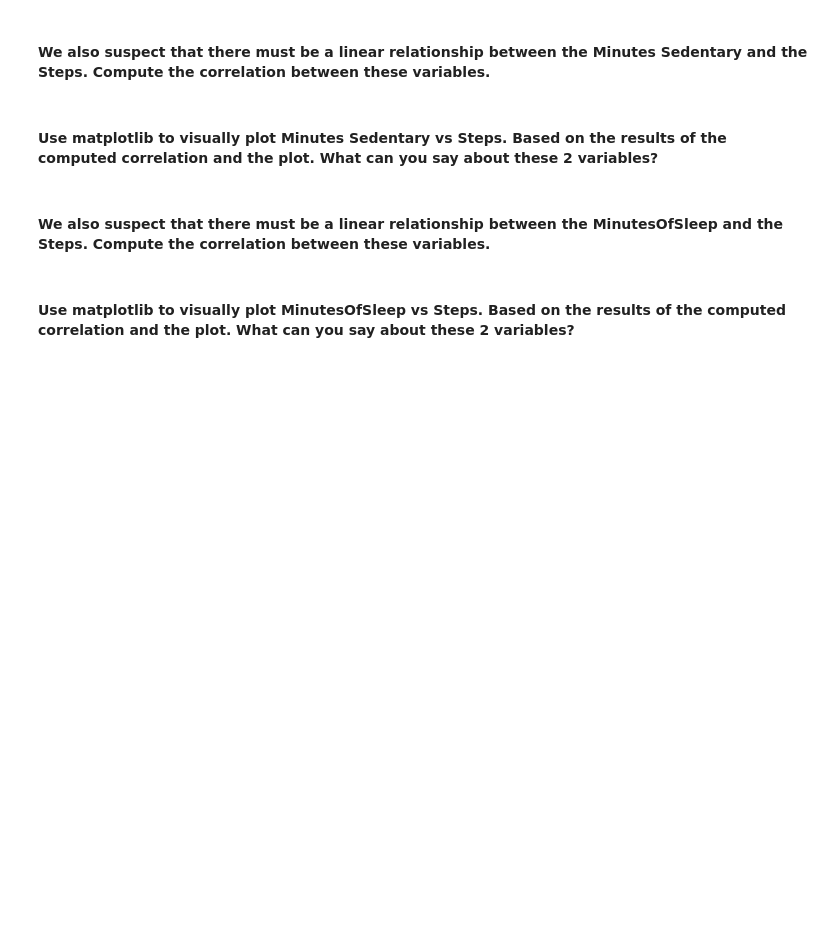
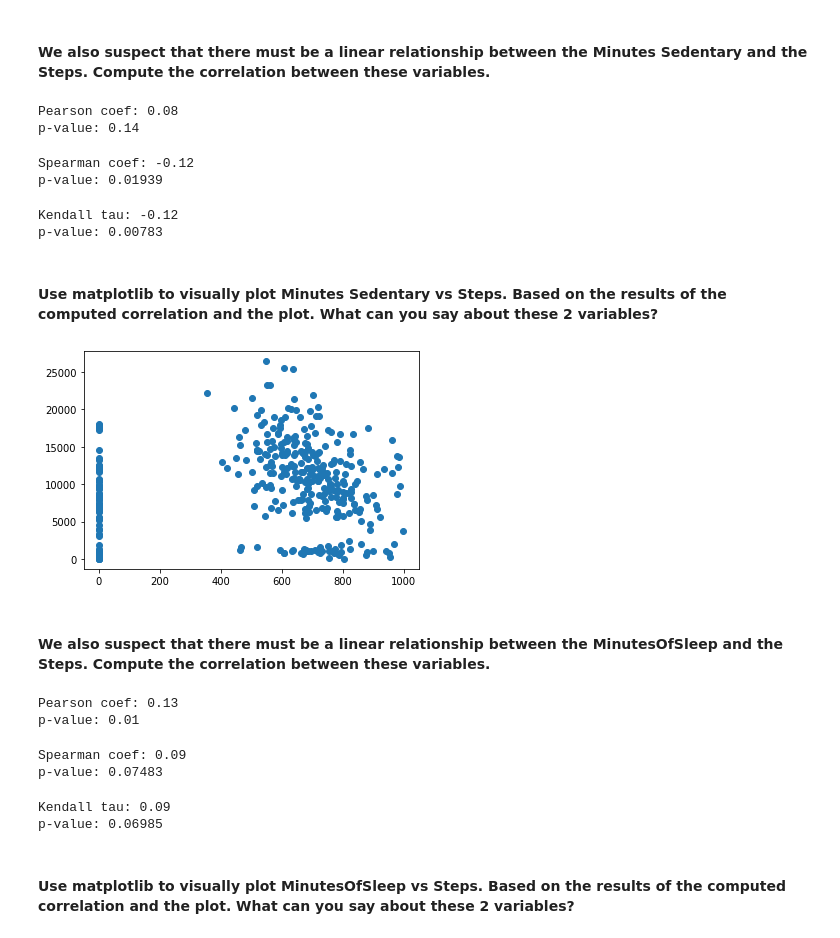
Before and after one commit to ta-datapt-bcn/lab-pivot-table-and-correlation, a Jupyter notebook: your_code/main.ipynb, the cells around one changed output. Cells and saved outputs as stored; diff of their text form; code cells hidden in the pictures; blank space fills up the shorter version.

```diff
--- a/your_code/main.ipynb
+++ b/your_code/main.ipynb
@@ -99,2 +270,24 @@
+# %%
+# your answer here
+r, pval = stats.pearsonr(fitbit['Minutes Sedentary'], fitbit['Steps'])
+print('Pearson coef: {:.2f}'.format(r))
+print('p-value: {:.2f}'.format(pval))
+# %% [output]
+Pearson coef: 0.08
+p-value: 0.14
+# %%
+r, pval = stats.spearmanr(fitbit['Minutes Sedentary'], fitbit['Steps'])
+print('Spearman coef: {:.2f}'.format(r))
+print('p-value: {:.5f}'.format(pval))
+# %% [output]
+Spearman coef: -0.12
+p-value: 0.01939
+# %%
+tau, pval = stats.kendalltau(fitbit['Minutes Sedentary'], fitbit['Steps'])
+print('Kendall tau: {:.2f}'.format(r))
+print('p-value: {:.5f}'.format(pval))
+# %% [output]
+Kendall tau: -0.12
+p-value: 0.00783
 # %% [markdown]
 #### Use matplotlib to visually plot Minutes Sedentary vs Steps. Based on the results of the computed correlation and the plot. What can you say about these 2 variables?
@@ -103,2 +294,7 @@
+# %%
+# your answer here
+_= plt.scatter(x = fitbit['Minutes Sedentary'], y = fitbit['Steps'])
+# %% [output]
+[figure, added]
 # %%
 # Your comment here
@@ -109,2 +304,24 @@
+# %%
+# your answer here
+r, pval = stats.pearsonr(fitbit['MinutesOfSleep'], fitbit['Steps'])
+print('Pearson coef: {:.2f}'.format(r))
+print('p-value: {:.2f}'.format(pval))
+# %% [output]
+Pearson coef: 0.13
+p-value: 0.01
+# %%
+r, pval = stats.spearmanr(fitbit['MinutesOfSleep'], fitbit['Steps'])
+print('Spearman coef: {:.2f}'.format(r))
+print('p-value: {:.5f}'.format(pval))
+# %% [output]
+Spearman coef: 0.09
+p-value: 0.07483
+# %%
+tau, pval = stats.kendalltau(fitbit['MinutesOfSleep'], fitbit['Steps'])
+print('Kendall tau: {:.2f}'.format(r))
+print('p-value: {:.5f}'.format(pval))
+# %% [output]
+Kendall tau: 0.09
+p-value: 0.06985
 # %% [markdown]
 #### Use matplotlib to visually plot MinutesOfSleep vs Steps. Based on the results of the computed correlation and the plot. What can you say about these 2 variables?
```
Also changed, not shown: parts of 51 cells of this notebook.
